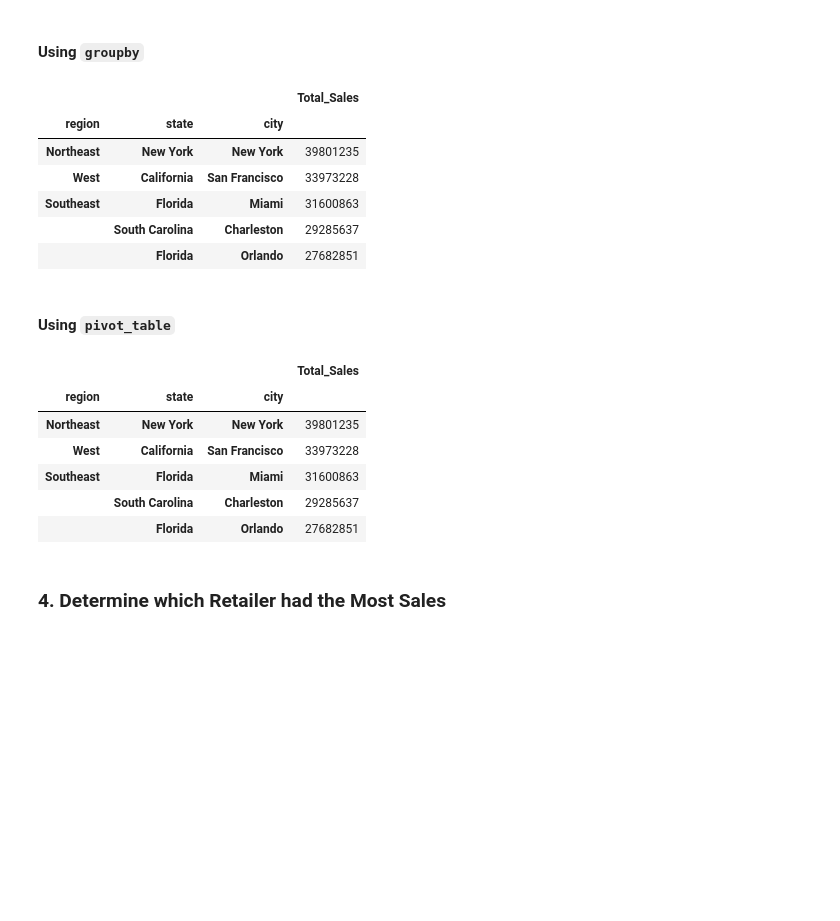
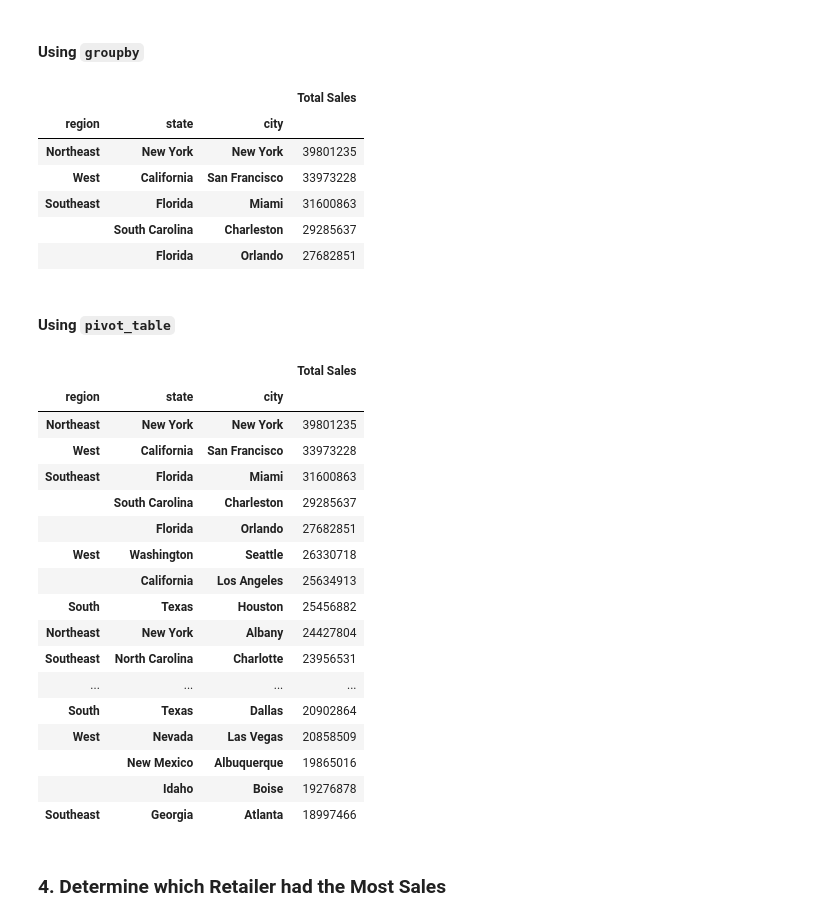
Before and after one commit to aj1560/athletic_sales_analysis, a Jupyter notebook: athletic_sales_analysis.ipynb, the cells around one changed output. Saved outputs shown, nothing was run; the diff lists cells and outputs as text; code cells hidden in the pictures; blank space fills up the shorter version.

```diff
--- a/athletic_sales_analysis.ipynb
+++ b/athletic_sales_analysis.ipynb
@@ -228,11 +233,14 @@ memory usage: 979.4+ KB
 # %%
 # Show the total sales for the products sold for each region, state, and city.
 # Rename the "total_sales" column to "Total Sales"
-
-
+total_sales_df = combined_2020_2021.groupby(['region','state','city'])[['total_sales']].agg(sum)
+total_sales_df.head()
+total_sales_df = total_sales_df.rename(columns={'total_sales':'Total Sales'})
+total_sales_df = total_sales_df.sort_values(by='Total Sales', ascending=False)
+total_sales_df.head()
 # Show the top 5 results.
 # %% [output]
-|  |  |  | Total_Sales |
+|  |  |  | Total Sales |
 | region | state | city |  |
 | Northeast | New York | New York | 39801235 |
 | West | California | San Francisco | 33973228 |
@@ -243,20 +251,34 @@ memory usage: 979.4+ KB
 #### Using `pivot_table`
 # %%
 # Show the total sales for the products sold for each region, state, and city.
-
-
+total_sales_pivot = combined_2020_2021.pivot_table(index=['region','state','city'], values='total_sales',aggfunc='sum')
+total_sales_pivot.head()
+total_sales_pivot.rename(columns={'total_sales':'Total Sales'}, inplace=True)
+total_sales_pivot = total_sales_pivot.sort_values(by='Total Sales', ascending=False)
+total_sales_pivot.head(20)
 # Optional: Rename the "total_sales" column to "Total Sales"
 
 
 # Show the top 5 results.
 # %% [output]
-|  |  |  | Total_Sales |
+|  |  |  | Total Sales |
 | region | state | city |  |
 | Northeast | New York | New York | 39801235 |
 | West | California | San Francisco | 33973228 |
 | Southeast | Florida | Miami | 31600863 |
 |  | South Carolina | Charleston | 29285637 |
 |  | Florida | Orlando | 27682851 |
+| West | Washington | Seattle | 26330718 |
+|  | California | Los Angeles | 25634913 |
+| South | Texas | Houston | 25456882 |
+| Northeast | New York | Albany | 24427804 |
+| Southeast | North Carolina | Charlotte | 23956531 |
+| ... | ... | ... | ... |
+| South | Texas | Dallas | 20902864 |
+| West | Nevada | Las Vegas | 20858509 |
+|  | New Mexico | Albuquerque | 19865016 |
+|  | Idaho | Boise | 19276878 |
+| Southeast | Georgia | Atlanta | 18997466 |
 # %% [markdown]
 ### 4. Determine which Retailer had the Most Sales
 # %% [markdown]
```
Also changed, not shown: parts of 2 cells of this notebook.
